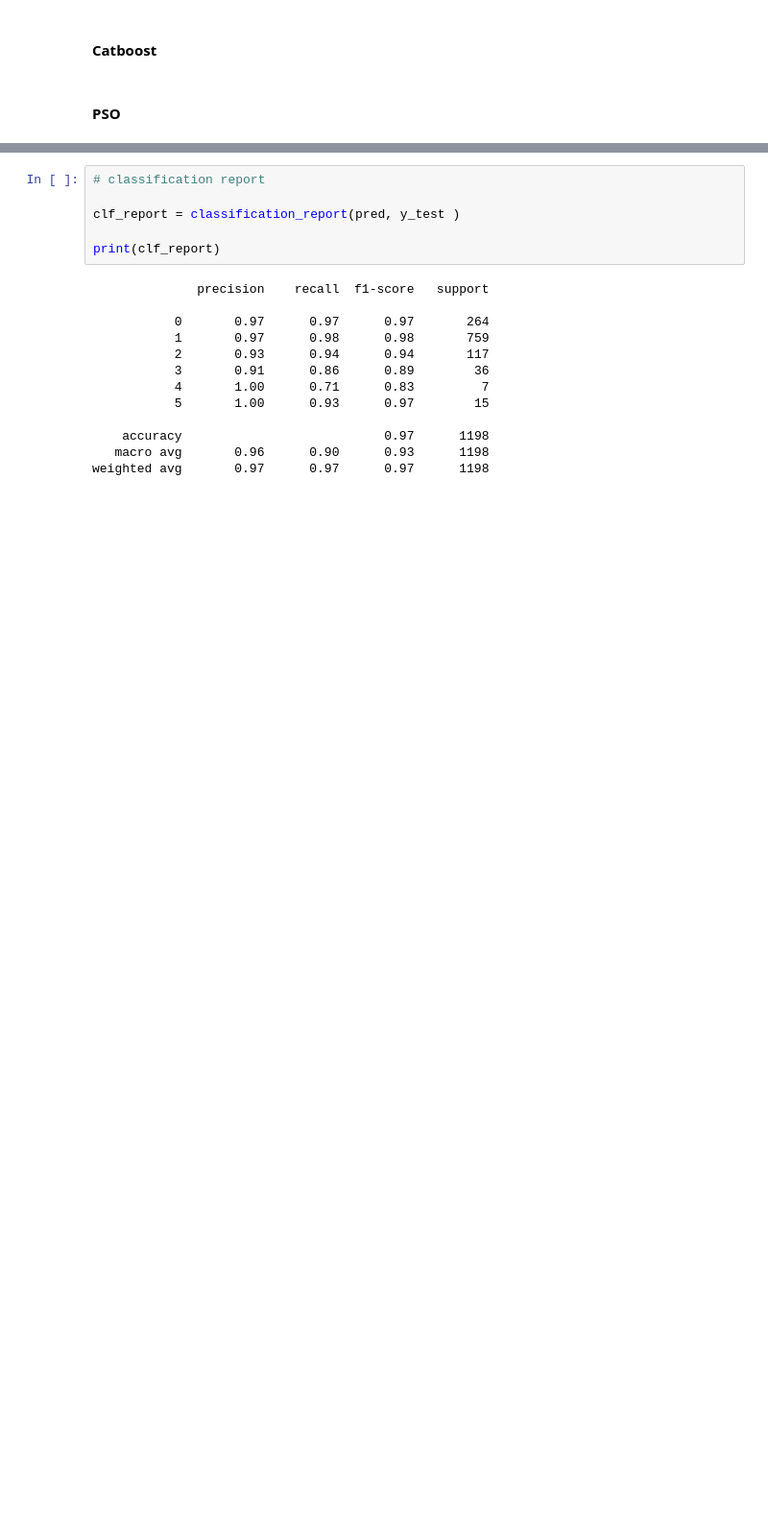
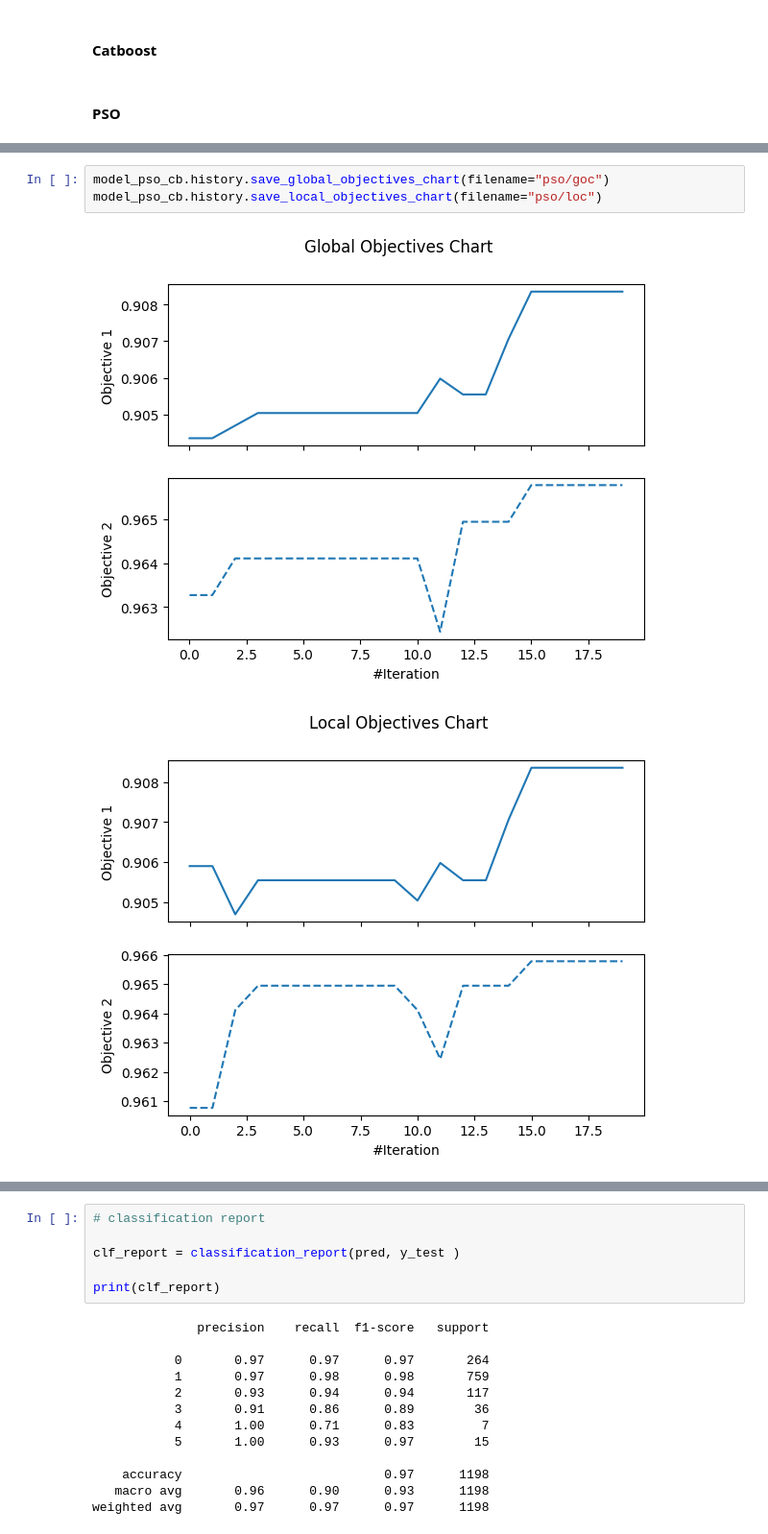
Before and after one commit to notquarks/klasifikasi-air-tanah, a Jupyter notebook: Prediksi_Kualitas_Air_Tanah_KK.ipynb, the cells around one changed output, grey strips where cells are left out. Shown: that part at 96% size. Cells and saved outputs as stored; diff of their text form; blank space fills up the shorter version.

```diff
--- a/Prediksi_Kualitas_Air_Tanah_KK.ipynb
+++ b/Prediksi_Kualitas_Air_Tanah_KK.ipynb
@@ -1302 +905,7 @@ print(clf_report)
 weighted avg       0.97      0.97      0.97      1198
+# %%
+model_pso_cb.history.save_global_objectives_chart(filename="pso/goc")
+model_pso_cb.history.save_local_objectives_chart(filename="pso/loc")
+# %% [output]
+[figure, added]
+[figure, added]
```
Also changed, not shown: parts of 85 cells of this notebook, 16 other files.
